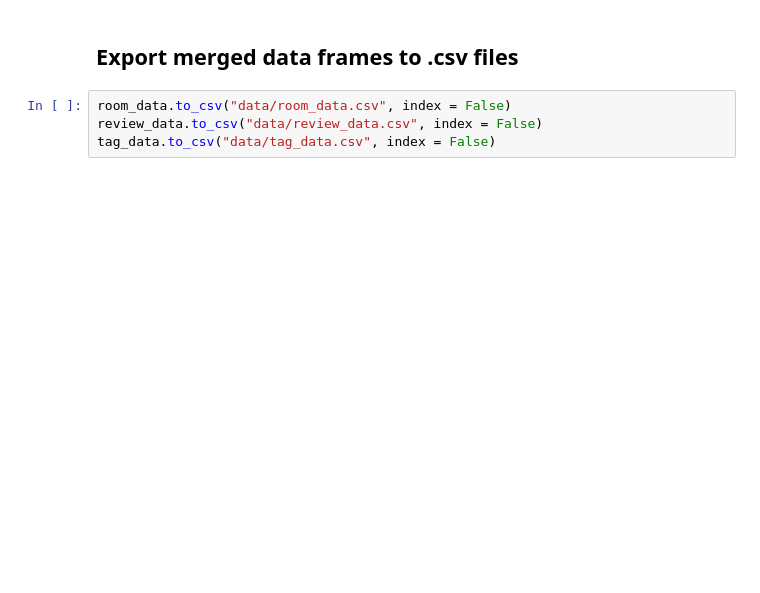
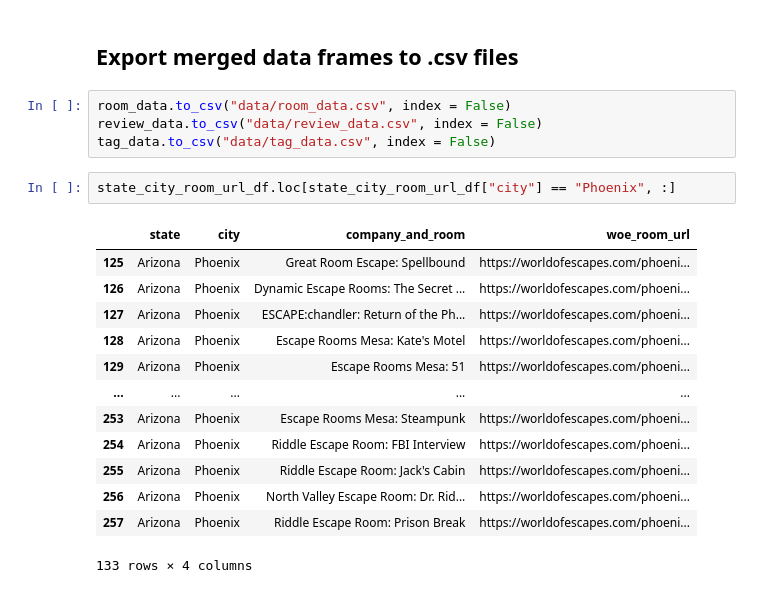
Before and after one commit to nmmichalak/escape_room_reviews, a Jupyter notebook: 0web_scrape_reviews.ipynb, the cells around one changed output. Saved outputs shown, nothing was run; the diff lists cells and outputs as text; blank space fills up the shorter version.

```diff
--- a/0web_scrape_reviews.ipynb
+++ b/0web_scrape_reviews.ipynb
@@ -659,3 +613,19 @@ tag_data
 room_data.to_csv("data/room_data.csv", index = False)
 review_data.to_csv("data/review_data.csv", index = False)
 tag_data.to_csv("data/tag_data.csv", index = False)
+# %%
+state_city_room_url_df.loc[state_city_room_url_df["city"] == "Phoenix", :]
+# %% [output]
+|  | state | city | company_and_room | woe_room_url |
+| 125 | Arizona | Phoenix | Great Room Escape: Spellbound | https://worldofescapes.com/phoeni... |
+| 126 | Arizona | Phoenix | Dynamic Escape Rooms: The Secret ... | https://worldofescapes.com/phoeni... |
+| 127 | Arizona | Phoenix | ESCAPE:chandler: Return of the Ph... | https://worldofescapes.com/phoeni... |
+| 128 | Arizona | Phoenix | Escape Rooms Mesa: Kate's Motel | https://worldofescapes.com/phoeni... |
+| 129 | Arizona | Phoenix | Escape Rooms Mesa: 51 | https://worldofescapes.com/phoeni... |
+| ... | ... | ... | ... | ... |
+| 253 | Arizona | Phoenix | Escape Rooms Mesa: Steampunk | https://worldofescapes.com/phoeni... |
+| 254 | Arizona | Phoenix | Riddle Escape Room: FBI Interview | https://worldofescapes.com/phoeni... |
+| 255 | Arizona | Phoenix | Riddle Escape Room: Jack's Cabin | https://worldofescapes.com/phoeni... |
+| 256 | Arizona | Phoenix | North Valley Escape Room: Dr. Rid... | https://worldofescapes.com/phoeni... |
+| 257 | Arizona | Phoenix | Riddle Escape Room: Prison Break | https://worldofescapes.com/phoeni... |
+133 rows × 4 columns
```
Also changed, not shown: parts of 7 cells of this notebook, 31 other files.
